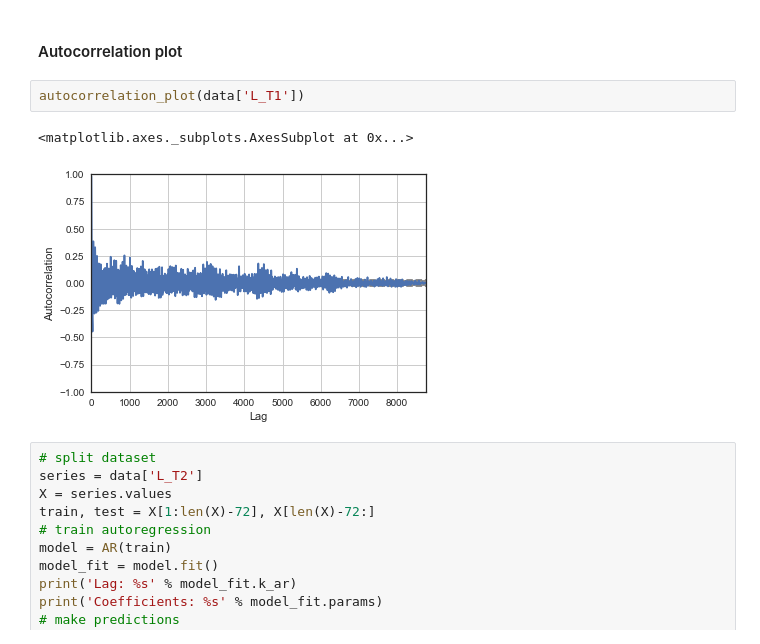
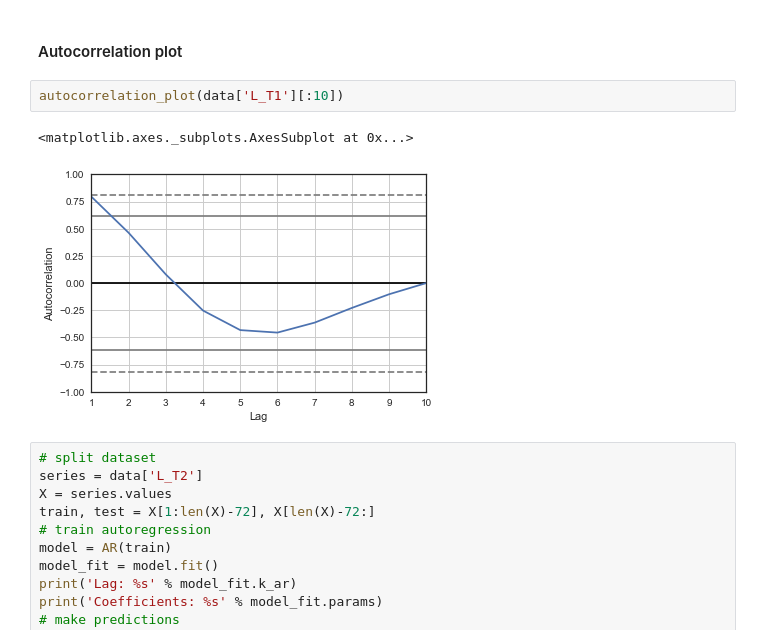
Before and after one commit to enreina/cs4035-lab, a Jupyter notebook: lab2/anomaly_detection.ipynb, the cells around one changed output. Drawn from its saved outputs; the diff is of its cells as text.

```diff
--- a/lab2/anomaly_detection.ipynb
+++ b/lab2/anomaly_detection.ipynb
@@ -98,10 +100,10 @@ sns.heatmap(corr, cmap=cmap, vmax=0.3,
 # %% [markdown]
 #### Autocorrelation plot
 # %%
-autocorrelation_plot(data['L_T1'])
+autocorrelation_plot(data['L_T1'][:10])
 # %% [output]
 <matplotlib.axes._subplots.AxesSubplot at 0x...>
-[figure, old version]
+[figure, new version]
 # %%
 # split dataset
 series = data['L_T2']
```
Also changed, not shown: parts of 10 cells of this notebook.
